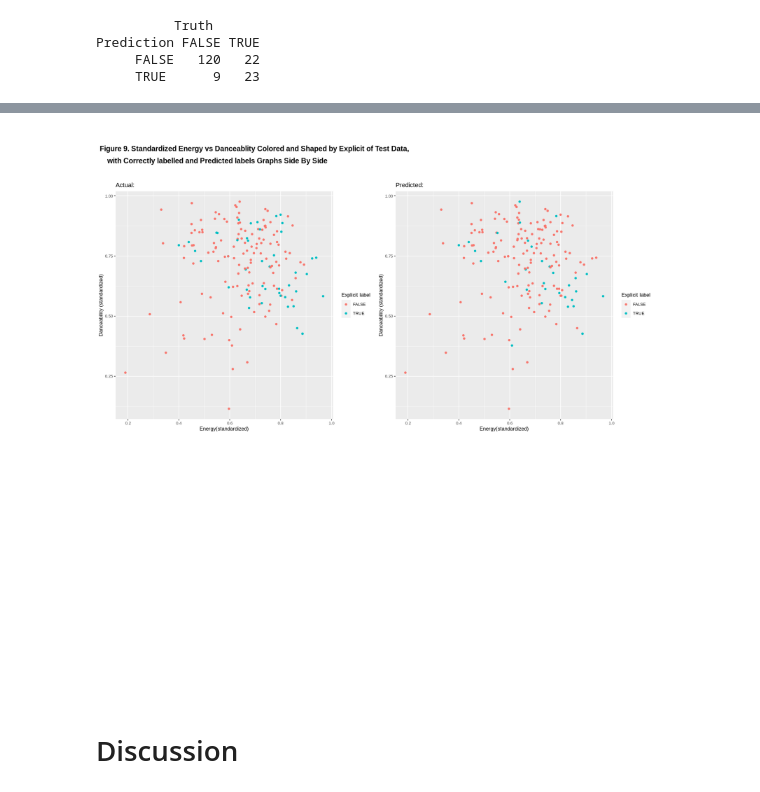
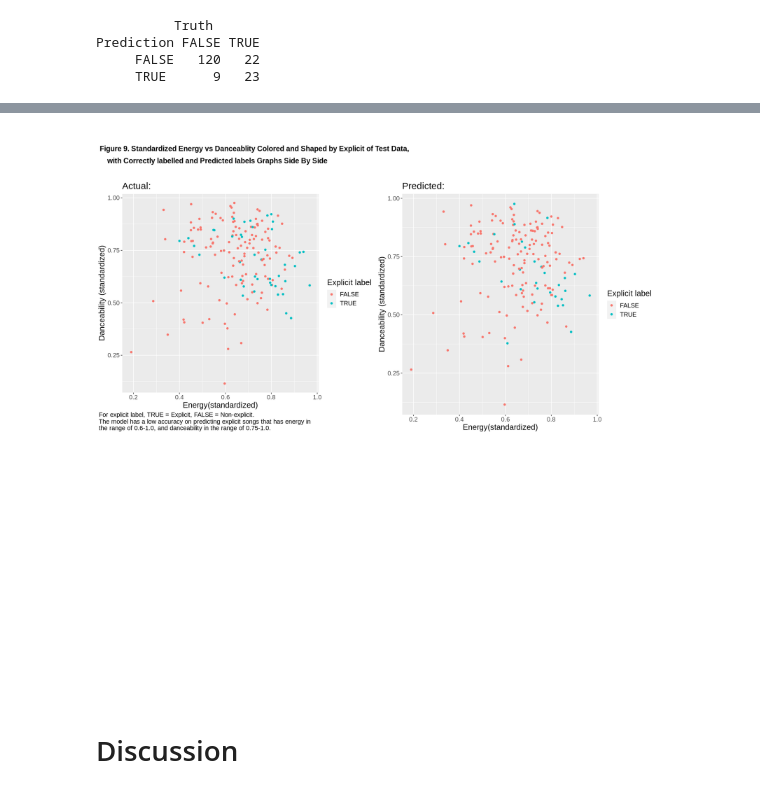
Before and after one commit to SugarLucas/dsci_100_project, a Jupyter notebook: Top_hits.ipynb, the cells around one changed output, grey strips where cells are left out. Drawn from its saved outputs; the diff is of its cells as text; code cells hidden in the pictures.

```diff
--- a/Top_hits.ipynb
+++ b/Top_hits.ipynb
@@ -446,31 +486,36 @@ D_vs_S_plots
 # %%
 # Standardized Energy vs Danceablity Colored and Shaped by Explicit with Actual and Predicted Graphs Side By Side
 
 correct_D_vs_E_plot <- ggplot(songs_predictions, aes(x = danceability, y = energy, color = explicit)) +
-                  geom_point() +
-                  labs(x = 'Energy(standardized)', y = 'Danceability (standardized)', color = 'Explicit label') +
-                  theme(text = element_text(size = 10)) +
-                    ggtitle('Actual:')
+    geom_point() +
+    labs(x = 'Energy(standardized)', y = 'Danceability (standardized)', color = 'Explicit label') +
+    theme(plot.title = element_text(hjust = 0),text = element_text(size = 15)) +
+    ggtitle('Actual:') +
+    theme(plot.caption.position = "plot", plot.caption = element_text(hjust = 0)) +
+    labs(caption = "For explicit label, TRUE = Explicit, FALSE = Non-explicit.
+The model has a low accuracy on predicting explicit songs that has energy in
+the range of 0.6-1.0, and danceability in the range of 0.75-1.0.")
 
 predict_D_vs_E_plot <- ggplot(songs_predictions, aes(x = danceability, y = energy, color = .pred_class)) +
-                  geom_point() +
-                  labs(x = 'Energy(standardized)', y = 'Danceability (standardized)', color = 'Explicit label') +
-                  theme(text = element_text(size = 10)) +
-                    ggtitle('Predicted:')
+    geom_point() +
+    labs(x = 'Energy(standardized)', y = 'Danceability (standardized)', color = 'Explicit label') +
+    theme(plot.title = element_text(hjust = 0),text = element_text(size = 15)) +
+    ggtitle('Predicted:')
 
 D_vs_E_plot <- plot_grid(correct_D_vs_E_plot, predict_D_vs_E_plot, ncol = 2, NULL)
 
 D_vs_E_title <- ggdraw() +
     draw_label("Figure 9. Standardized Energy vs Danceablity Colored and Shaped by Explicit of Test Data, \n
     with Correctly labelled and Predicted labels Graphs Side By Side",
     fontface = 'bold', x = 0, hjust = 0, size = 14, lineheight = 0.7) +
     theme(plot.margin = margin(0, 0, 0, 7))
 
 D_vs_E_plots <- plot_grid(D_vs_E_title, D_vs_E_plot, ncol = 1,rel_heights = c(0.1, 1))
 
+
 D_vs_E_plots
 # %% [output]
-[figure, old version]
+[figure, new version]
 # %% [markdown]
 # Discussion
 # %% [markdown]
```
Also changed, not shown: parts of 31 cells of this notebook.
